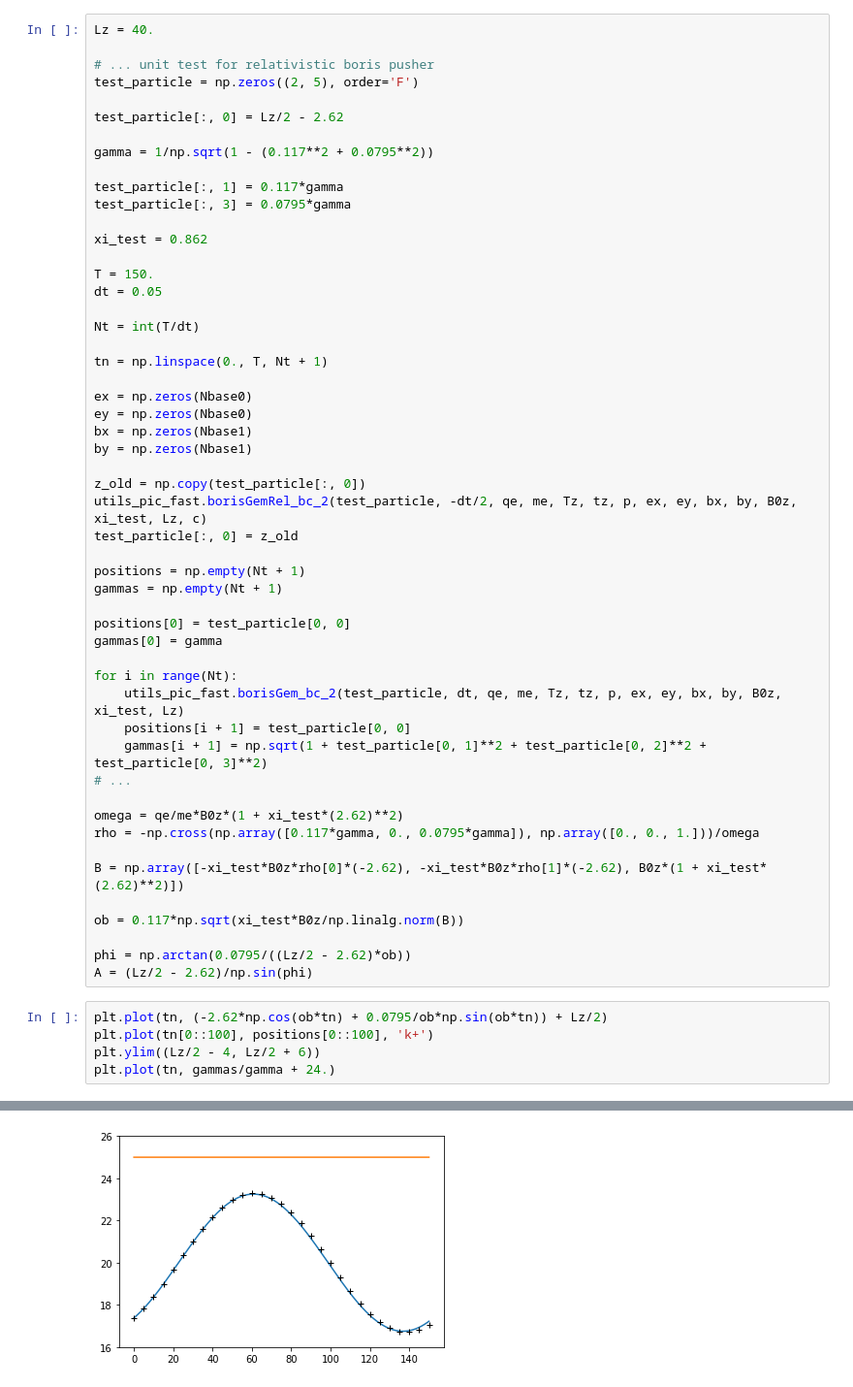
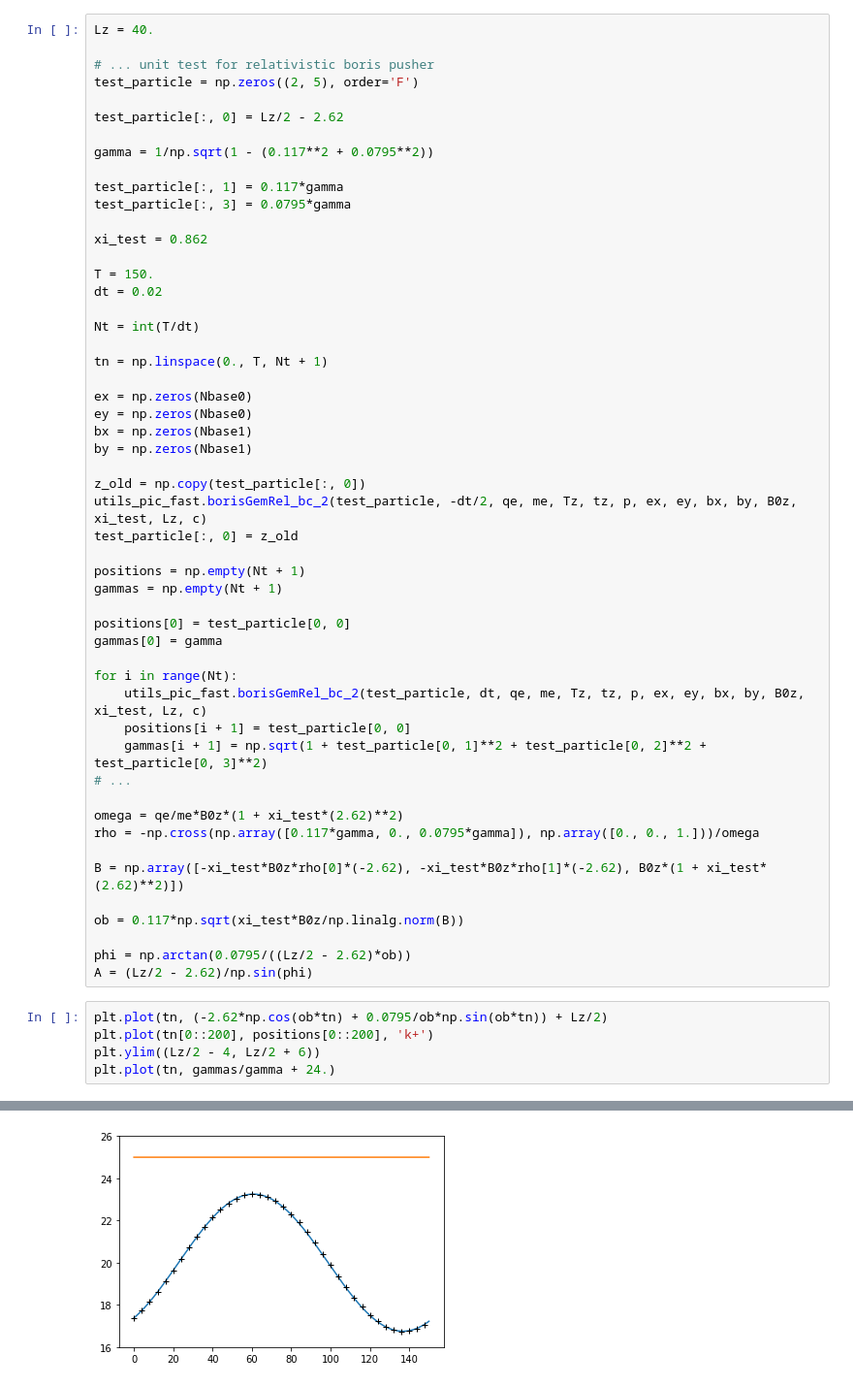
Before and after one commit to ratnania/mhd, a Jupyter notebook: 02_HybridModelling/06_1d3vHybridCode_DipoleField_GEM_Rel.ipynb, the cells around one changed output, grey strips where cells are left out. Shown at 97% size. Drawn from its saved outputs; the diff is of its cells as text.

```diff
--- a/02_HybridModelling/06_1d3vHybridCode_DipoleField_GEM_Rel.ipynb
+++ b/02_HybridModelling/06_1d3vHybridCode_DipoleField_GEM_Rel.ipynb
@@ -491,7 +514,7 @@ test_particle[:, 3] = 0.0795*gamma
 xi_test = 0.862
 
 T = 150.
-dt = 0.05
+dt = 0.02
 
 Nt = int(T/dt)
 
@@ -513,7 +536,7 @@ positions[0] = test_particle[0, 0]
 gammas[0] = gamma
 
 for i in range(Nt):
-    utils_pic_fast.borisGem_bc_2(test_particle, dt, qe, me, Tz, tz, p, ex, ey, bx, by, B0z, xi_test, Lz)
+    utils_pic_fast.borisGemRel_bc_2(test_particle, dt, qe, me, Tz, tz, p, ex, ey, bx, by, B0z, xi_test, Lz, c)
     positions[i + 1] = test_particle[0, 0]
     gammas[i + 1] = np.sqrt(1 + test_particle[0, 1]**2 + test_particle[0, 2]**2 + test_particle[0, 3]**2)
 # ...
@@ -529,9 +552,9 @@ phi = np.arctan(0.0795/((Lz/2 - 2.62)*ob))
 A = (Lz/2 - 2.62)/np.sin(phi)
 # %%
 plt.plot(tn, (-2.62*np.cos(ob*tn) + 0.0795/ob*np.sin(ob*tn)) + Lz/2)
-plt.plot(tn[0::100], positions[0::100], 'k+')
+plt.plot(tn[0::200], positions[0::200], 'k+')
 plt.ylim((Lz/2 - 4, Lz/2 + 6))
 plt.plot(tn, gammas/gamma + 24.)
 # %% [output]
 [<matplotlib.lines.Line2D at 0x...>]
-[figure, old version]
+[figure, new version]
```
Also changed, not shown: parts of 1 cell of this notebook, 7 other files.
